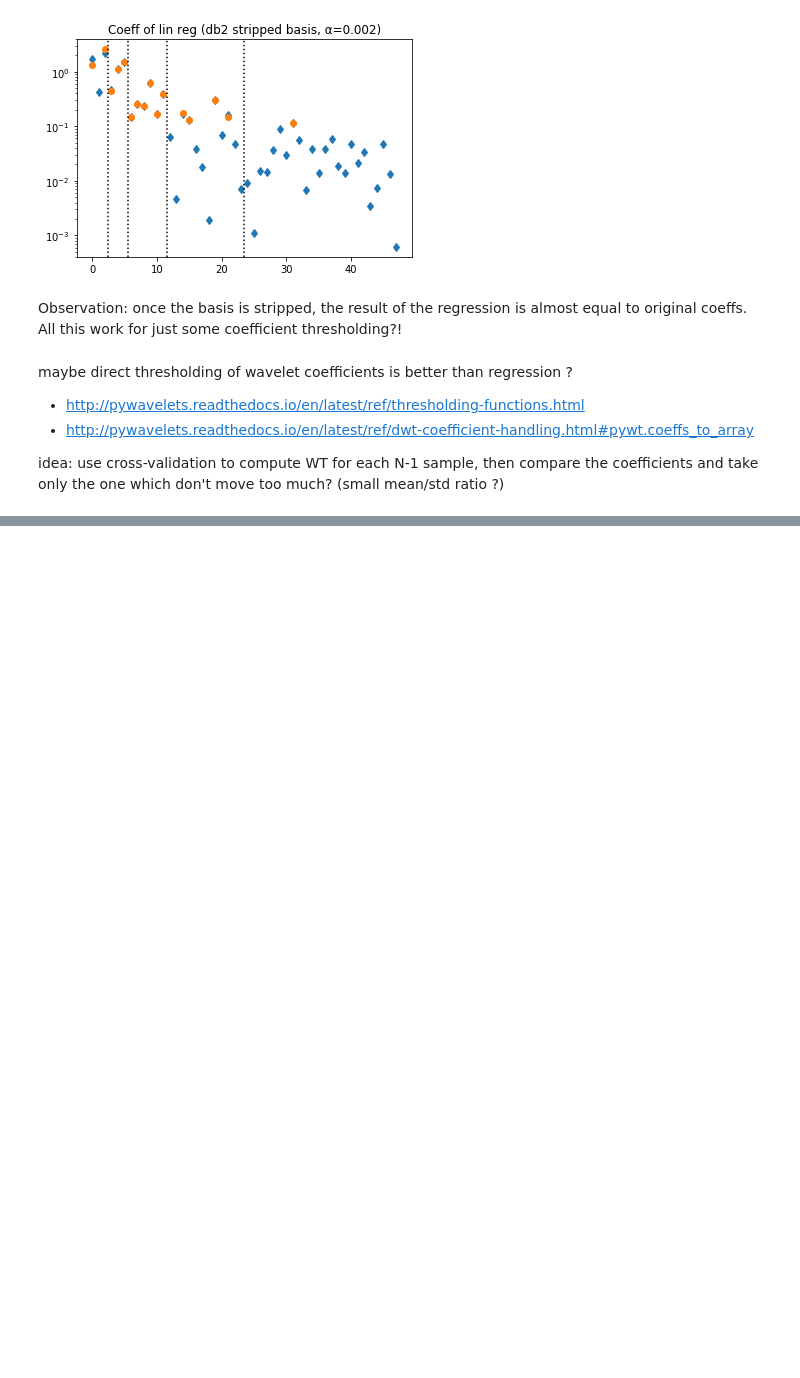
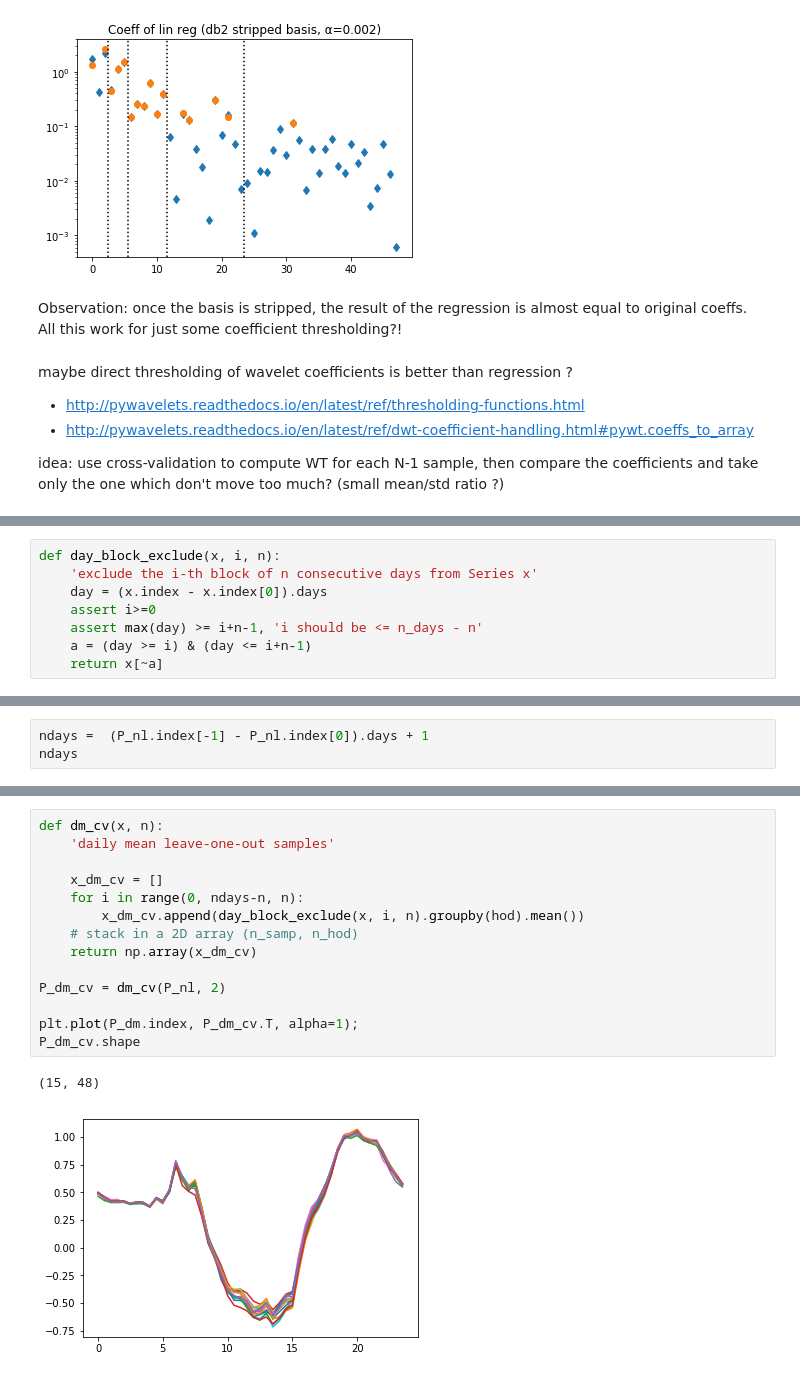
Before and after one commit to pierre-haessig/solarhome-control-bench, a Jupyter notebook: modeling/Input_daily_pattern.ipynb, the cells around one changed output, grey strips where cells are left out. Cells and saved outputs as stored; diff of their text form; blank space fills up the shorter version.

Commit message:
add cross-validated mean patterns

```diff
--- a/modeling/Input_daily_pattern.ipynb
+++ b/modeling/Input_daily_pattern.ipynb
@@ -435,0 +455,8 @@ to be continued...
+# %%
+def day_block_exclude(x, i, n):
+    'exclude the i-th block of n consecutive days from Series x'
+    day = (x.index - x.index[0]).days
+    assert i>=0
+    assert max(day) >= i+n-1, 'i should be <= n_days - n'
+    a = (day >= i) & (day <= i+n-1)
+    return x[~a]
@@ -435,0 +467,3 @@ to be continued...
+# %%
+ndays =  (P_nl.index[-1] - P_nl.index[0]).days + 1
+ndays
@@ -435,0 +490,17 @@ to be continued...
+# %%
+def dm_cv(x, n):
+    'daily mean leave-one-out samples'
+
+    x_dm_cv = []
+    for i in range(0, ndays-n, n):
+        x_dm_cv.append(day_block_exclude(x, i, n).groupby(hod).mean())
+    # stack in a 2D array (n_samp, n_hod)
+    return np.array(x_dm_cv)
+
+P_dm_cv = dm_cv(P_nl, 2)
+
+plt.plot(P_dm.index, P_dm_cv.T, alpha=1);
+P_dm_cv.shape
+# %% [output]
+(15, 48)
+[figure, added]
```
Also changed, not shown: parts of 17 cells of this notebook.
